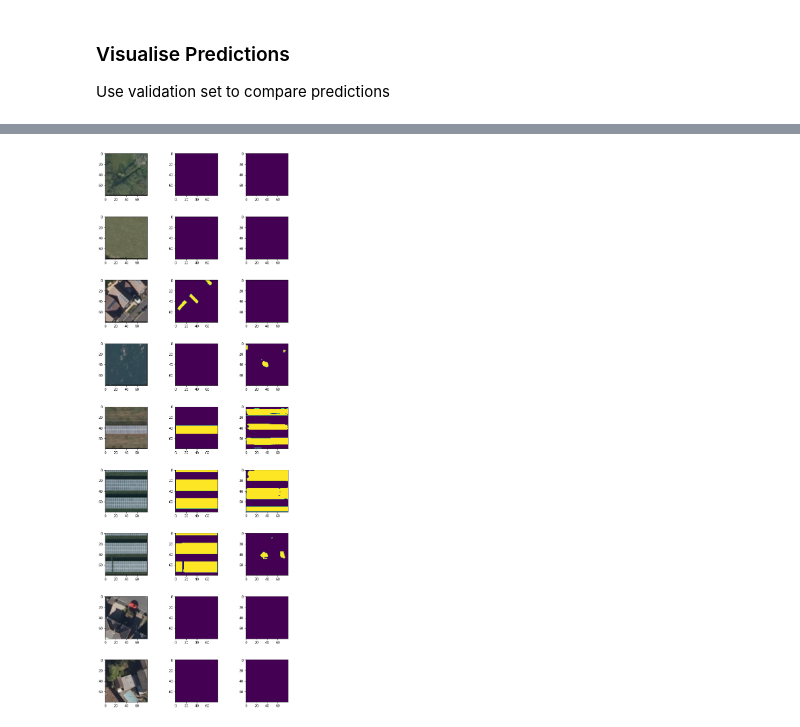
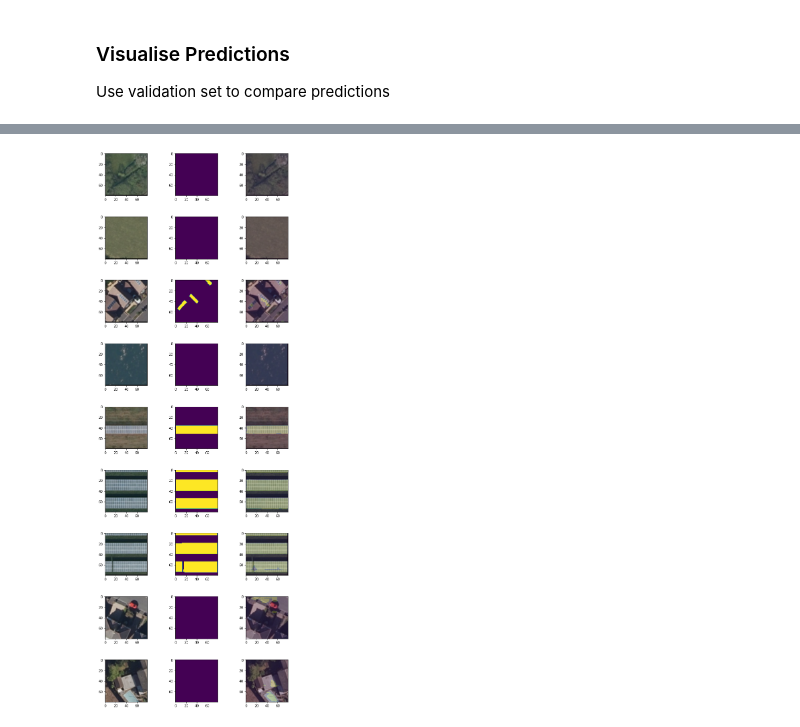
Before and after one commit to pdh21/OCF_PVmapper, a Jupyter notebook: DeepNet_model1.ipynb, the cells around one changed output, grey strips where cells are left out. Saved outputs shown, nothing was run; the diff lists cells and outputs as text; code cells hidden in the pictures.

Commit message:
working demonstration, need to get loss and plot. Also performance looks like it could be improved

```diff
--- a/DeepNet_model1.ipynb
+++ b/DeepNet_model1.ipynb
@@ -293,12 +290,14 @@ TypeError: ignored
 # %%
-def display_9_images_and_preds(dataset,pred,batch=1):
+def display_9_images_and_preds(dataset,batch=1):
   fig,axes=plt.subplots(9,3,figsize=(10,30))
   for i, (image_aerial,image_binary) in enumerate(dataset):
     axes[i,0].imshow(image_aerial.numpy().astype(np.uint8)[batch,...])
     axes[i,1].imshow(image_binary.numpy().astype(np.uint8)[batch,:,:,0])
-    mask = np.argmax(val_preds[i], axis=-1)
-    mask = np.expand_dims(mask, axis=-1)
-    axes[i,2].imshow(mask[:,:,0])
+    val_preds=model.predict(image_aerial)
+    mask = np.argmax(val_preds[batch,:,:,:], axis=-1)
+    #mask = np.expand_dims(mask, axis=-1)
+    axes[i,2].imshow(image_aerial.numpy().astype(np.uint8)[batch,...])
+    axes[i,2].imshow(mask[:,:],alpha=0.2,vmin=0,vmax=1.0)
     #axes[i,0].set_title(label[batch].numpy().decode("utf-8")+' '+num, fontsize=16)
     if i==8:
       break
@@ -306,6 +305,6 @@ def display_9_images_and_preds(dataset,pred,batch=1):
   plt.subplots_adjust(wspace=0.5, hspace=0.5)
   plt.show()
 # %%
-display_9_images_and_preds(val_gen,val_preds)
+display_9_images_and_preds(val_gen)
 # %% [output]
-[figure, old version]
+[figure, new version]
```
Also changed, not shown: parts of 2 cells of this notebook.
